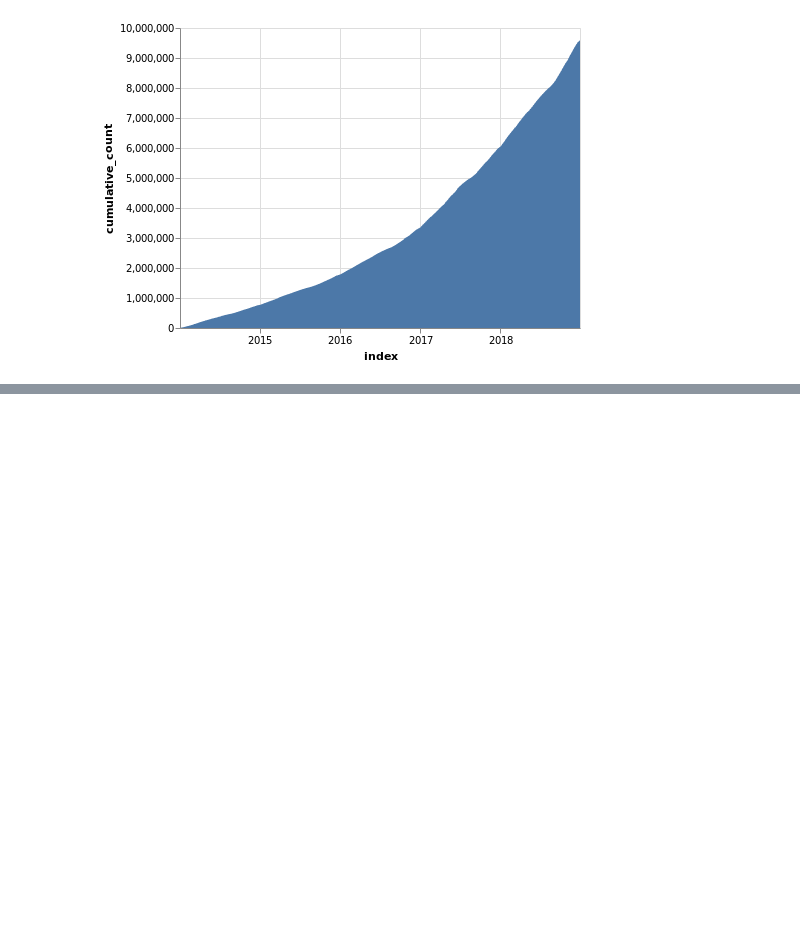
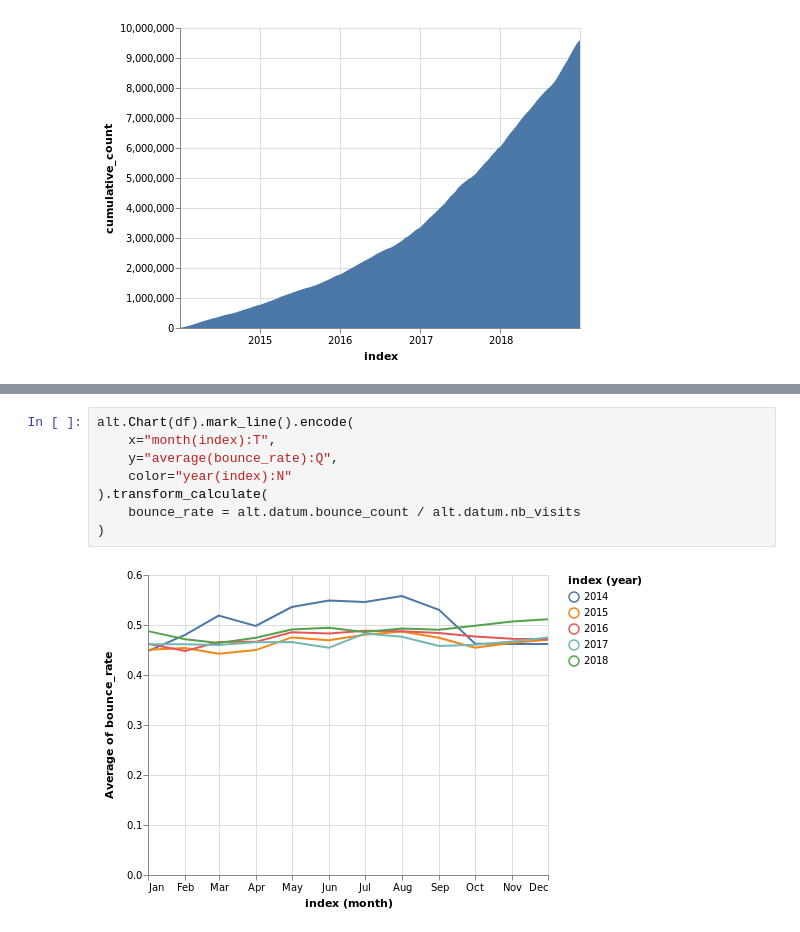
Before and after one commit to taniki/notebooks, a Jupyter notebook: data.gouv.fr/pilotage/fréquentation.ipynb, the cells around one changed output, grey strips where cells are left out. Drawn from its saved outputs; the diff is of its cells as text; blank space fills up the shorter version.

```diff
--- a/data.gouv.fr/pilotage/fréquentation.ipynb
+++ b/data.gouv.fr/pilotage/fréquentation.ipynb
@@ -71,0 +96,10 @@ alt.Chart(df).mark_area().encode(
+# %%
+alt.Chart(df).mark_line().encode(
+    x="month(index):T",
+    y="average(bounce_rate):Q",
+    color="year(index):N"
+).transform_calculate(
+    bounce_rate = alt.datum.bounce_count / alt.datum.nb_visits
+)
+# %% [output]
+[figure, added]
```
Also changed, not shown: parts of 3 cells of this notebook.
